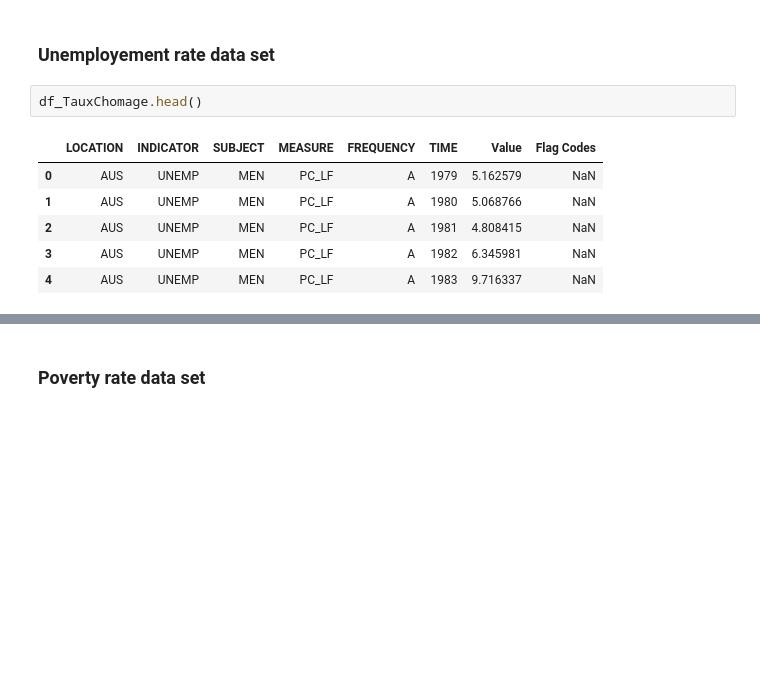
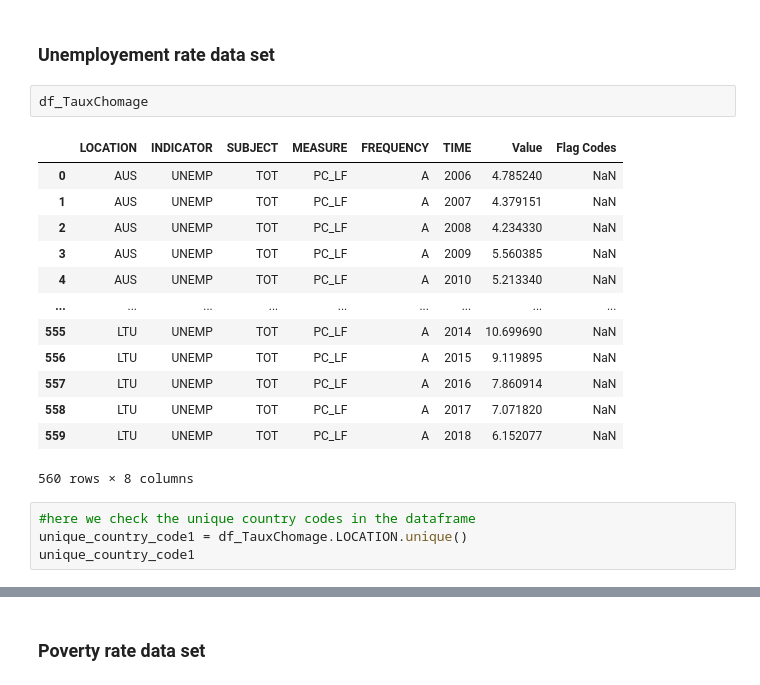
Before and after one commit to hackan98/DMML2019_Team_Nestle, a Jupyter notebook: code/HappinessProjectNestle.ipynb, the cells around one changed output, grey strips where cells are left out. Drawn from its saved outputs; the diff is of its cells as text; blank space fills up the shorter version.

Commit message:
added unemployement rate cleaning data

```diff
--- a/code/HappinessProjectNestle.ipynb
+++ b/code/HappinessProjectNestle.ipynb
@@ -131,11 +131,22 @@ df_WHR
 # %% [markdown]
 ### Unemployement rate data set
 # %%
-df_TauxChomage.head()
+df_TauxChomage
 # %% [output]
 |  | LOCATION | INDICATOR | SUBJECT | MEASURE | FREQUENCY | TIME | Value | Flag Codes |
-| 0 | AUS | UNEMP | MEN | PC_LF | A | 1979 | 5.162579 | NaN |
-| 1 | AUS | UNEMP | MEN | PC_LF | A | 1980 | 5.068766 | NaN |
-| 2 | AUS | UNEMP | MEN | PC_LF | A | 1981 | 4.808415 | NaN |
-| 3 | AUS | UNEMP | MEN | PC_LF | A | 1982 | 6.345981 | NaN |
-| 4 | AUS | UNEMP | MEN | PC_LF | A | 1983 | 9.716337 | NaN |
+| 0 | AUS | UNEMP | TOT | PC_LF | A | 2006 | 4.785240 | NaN |
+| 1 | AUS | UNEMP | TOT | PC_LF | A | 2007 | 4.379151 | NaN |
+| 2 | AUS | UNEMP | TOT | PC_LF | A | 2008 | 4.234330 | NaN |
+| 3 | AUS | UNEMP | TOT | PC_LF | A | 2009 | 5.560385 | NaN |
+| 4 | AUS | UNEMP | TOT | PC_LF | A | 2010 | 5.213340 | NaN |
+| ... | ... | ... | ... | ... | ... | ... | ... | ... |
+| 555 | LTU | UNEMP | TOT | PC_LF | A | 2014 | 10.699690 | NaN |
+| 556 | LTU | UNEMP | TOT | PC_LF | A | 2015 | 9.119895 | NaN |
+| 557 | LTU | UNEMP | TOT | PC_LF | A | 2016 | 7.860914 | NaN |
+| 558 | LTU | UNEMP | TOT | PC_LF | A | 2017 | 7.071820 | NaN |
+| 559 | LTU | UNEMP | TOT | PC_LF | A | 2018 | 6.152077 | NaN |
+560 rows × 8 columns
+# %%
+#here we check the unique country codes in the dataframe
+unique_country_code1 = df_TauxChomage.LOCATION.unique()
+unique_country_code1
```
Also changed, not shown: parts of 9 cells of this notebook.
